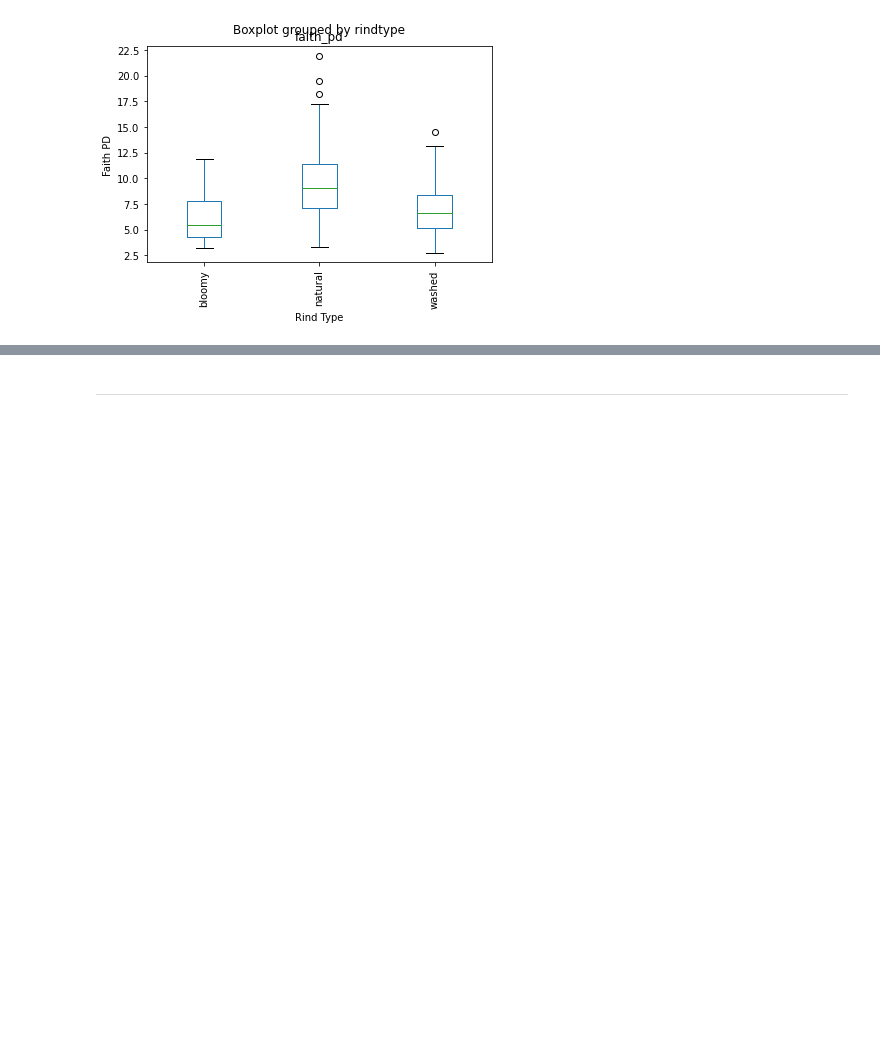
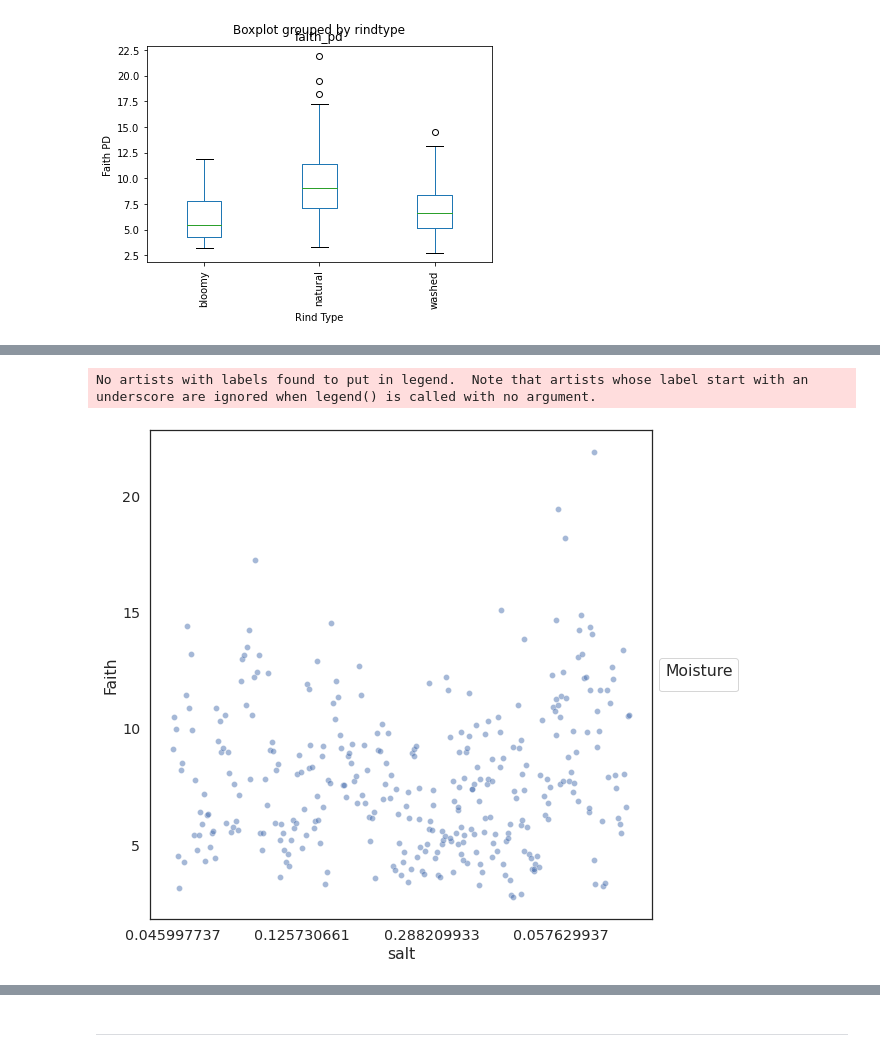
Before and after one commit to besutter1/Cheez-Eyez, a Jupyter notebook: diversity.ipynb, the cells around one changed output, grey strips where cells are left out. Drawn from its saved outputs; the diff is of its cells as text; code cells hidden in the pictures; blank space fills up the shorter version.

```diff
--- a/diversity.ipynb
+++ b/diversity.ipynb
@@ -301,0 +403,3 @@ Text(0.5, 0, 'Rind Type')
+# %%
+metrics_salt_moist = pd.concat([faith, obs_feat, shannon, evenness, salt, moisture], join = 'inner', axis = 1)
+metrics_salt_moist
@@ -301,0 +420,28 @@ Text(0.5, 0, 'Rind Type')
+# %%
+sns.set(rc={'figure.figsize':(9, 9), 'font.family': ['DejaVu Sans']}, style='white')
+with sns.plotting_context("notebook", font_scale=1.3):
+    # seaborn's scatter plot
+    ax = sns.scatterplot(
+        x=metrics_salt_moist['salt'],
+        y=metrics_salt_moist['faith_pd'],
+        alpha=0.5,
+    )
+
+
+    # matplotlib's customization
+    ax.set_xlabel('salt')
+    ax.set_ylabel('Faith')
+
+
+    ax.tick_params(axis='x', which='minor', bottom=True)
+    ax.tick_params(axis='y', which='minor', left=True)
+
+    ax.legend(loc='center left', bbox_to_anchor=(1, 0.5))
+    legend = ax.get_legend()
+    legend.set_title('Moisture')
+
+    ax.xaxis.set_major_locator(plt.MaxNLocator(5))
+    ax.yaxis.set_major_locator(plt.MaxNLocator(5))
+# %% [output]
+No artists with labels found to put in legend.  Note that artists whose label start with an underscore are ignored when legend() is called with no argument.
+[figure, added]
```
Also changed, not shown: parts of 8 cells of this notebook.
